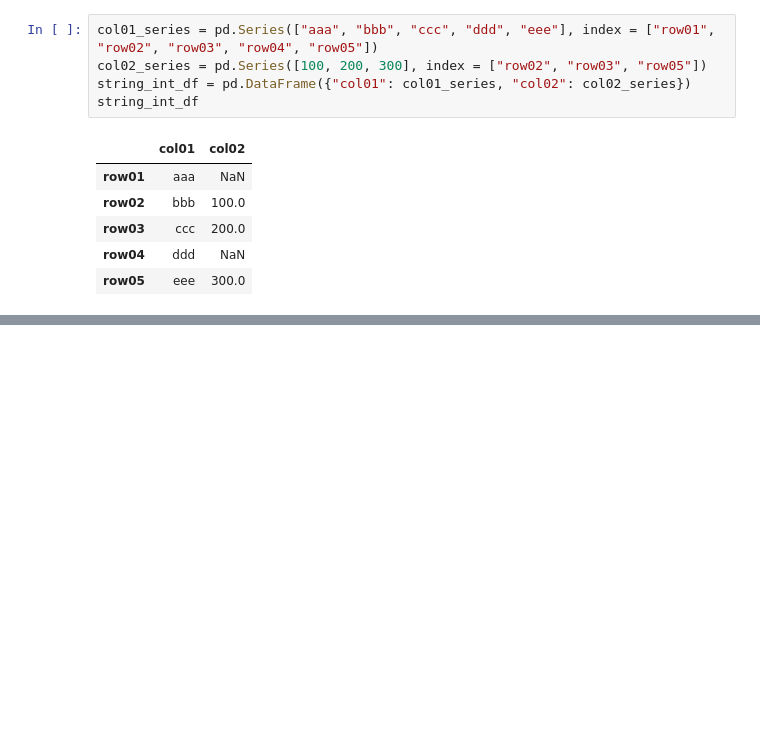
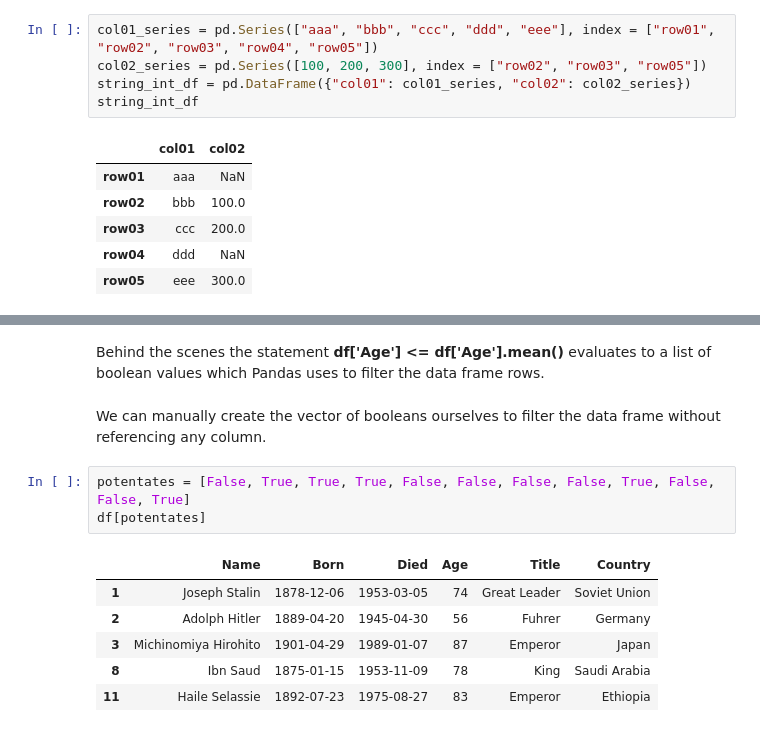
Before and after one commit to csaatechnicalarts/ML_Bootcamp, a Jupyter notebook: Pandas_03_DataFrameIntro.ipynb, the cells around one changed output, grey strips where cells are left out. Saved outputs shown, nothing was run; the diff lists cells and outputs as text; blank space fills up the shorter version.

```diff
--- a/Pandas_03_DataFrameIntro.ipynb
+++ b/Pandas_03_DataFrameIntro.ipynb
@@ -100,0 +145,14 @@ string_int_df
+# %% [markdown]
+Behind the scenes the statement **df['Age'] <= df['Age'].mean()** evaluates to a list of boolean values which Pandas uses to filter the data frame rows.
+# %% [markdown]
+We can manually create the vector of booleans ourselves to filter the data frame without referencing any column.
+# %%
+potentates = [False, True, True, True, False, False, False, False, True, False, False, True]
+df[potentates]
+# %% [output]
+|  | Name | Born | Died | Age | Title | Country |
+| 1 | Joseph Stalin | 1878-12-06 | 1953-03-05 | 74 | Great Leader | Soviet Union |
+| 2 | Adolph Hitler | 1889-04-20 | 1945-04-30 | 56 | Fuhrer | Germany |
+| 3 | Michinomiya Hirohito | 1901-04-29 | 1989-01-07 | 87 | Emperor | Japan |
+| 8 | Ibn Saud | 1875-01-15 | 1953-11-09 | 78 | King | Saudi Arabia |
+| 11 | Haile Selassie | 1892-07-23 | 1975-08-27 | 83 | Emperor | Ethiopia |
```
Also changed, not shown: parts of 8 cells of this notebook.
